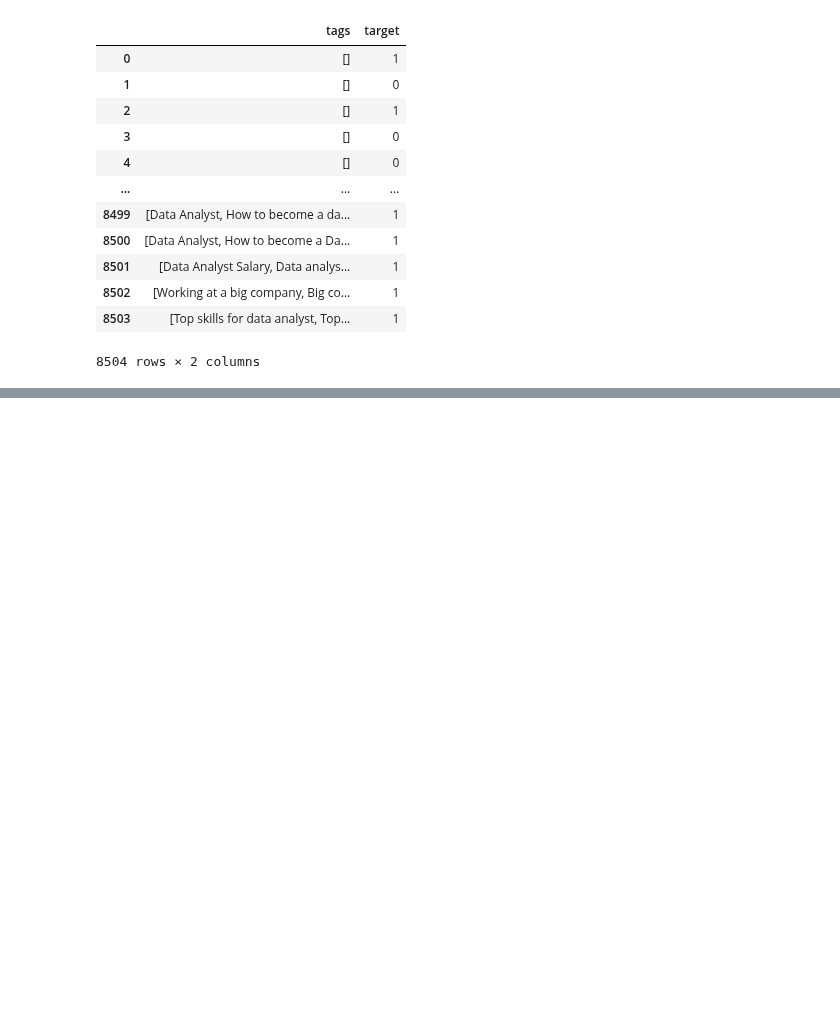
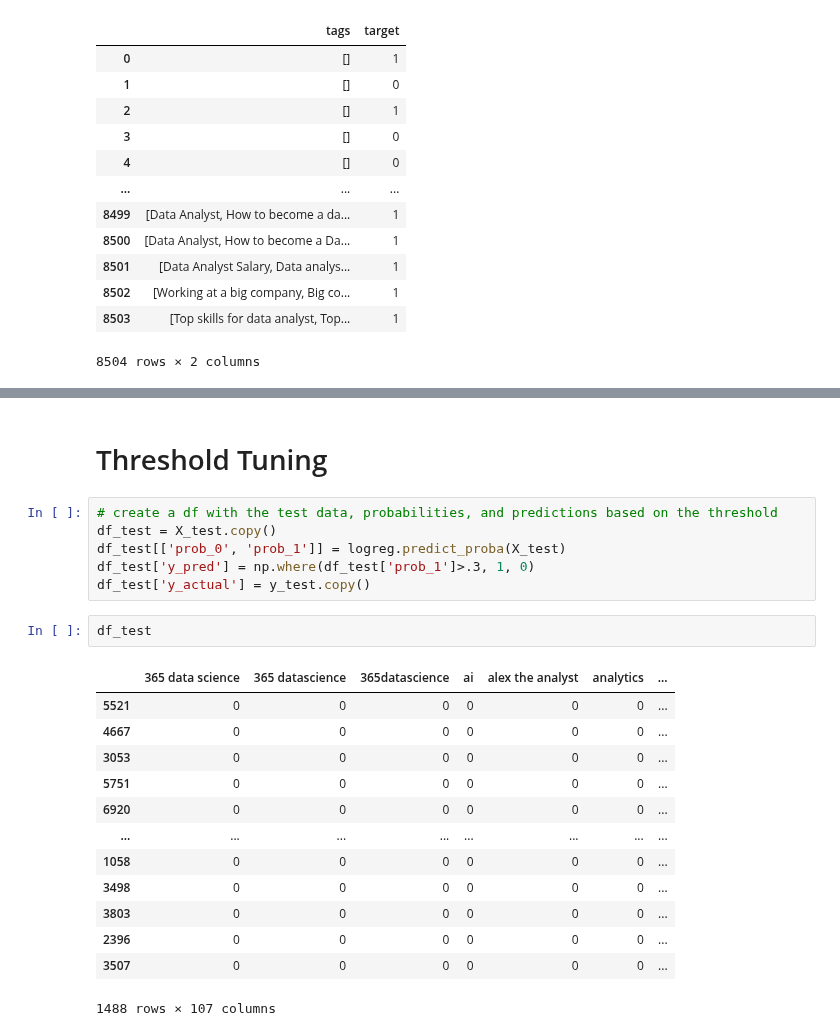
Before and after one commit to LHide14/YouTube-Analytics, a Jupyter notebook: nlp_tags_model.ipynb, the cells around one changed output, grey strips where cells are left out. Saved outputs shown, nothing was run; the diff lists cells and outputs as text; blank space fills up the shorter version.

```diff
--- a/nlp_tags_model.ipynb
+++ b/nlp_tags_model.ipynb
@@ -67,0 +180,24 @@ for tag in unique_tags:
+# %% [markdown]
+# Threshold Tuning
+# %%
+# create a df with the test data, probabilities, and predictions based on the threshold
+df_test = X_test.copy()
+df_test[['prob_0', 'prob_1']] = logreg.predict_proba(X_test)
+df_test['y_pred'] = np.where(df_test['prob_1']>.3, 1, 0)
+df_test['y_actual'] = y_test.copy()
+# %%
+df_test
+# %% [output]
+|  | 365 data science | 365 datascience | 365datascience | ai | alex the analyst | analytics | ... |
+| 5521 | 0 | 0 | 0 | 0 | 0 | 0 | ... |
+| 4667 | 0 | 0 | 0 | 0 | 0 | 0 | ... |
+| 3053 | 0 | 0 | 0 | 0 | 0 | 0 | ... |
+| 5751 | 0 | 0 | 0 | 0 | 0 | 0 | ... |
+| 6920 | 0 | 0 | 0 | 0 | 0 | 0 | ... |
+| ... | ... | ... | ... | ... | ... | ... | ... |
+| 1058 | 0 | 0 | 0 | 0 | 0 | 0 | ... |
+| 3498 | 0 | 0 | 0 | 0 | 0 | 0 | ... |
+| 3803 | 0 | 0 | 0 | 0 | 0 | 0 | ... |
+| 2396 | 0 | 0 | 0 | 0 | 0 | 0 | ... |
+| 3507 | 0 | 0 | 0 | 0 | 0 | 0 | ... |
+1488 rows × 107 columns
```
Also changed, not shown: parts of 28 cells of this notebook.
